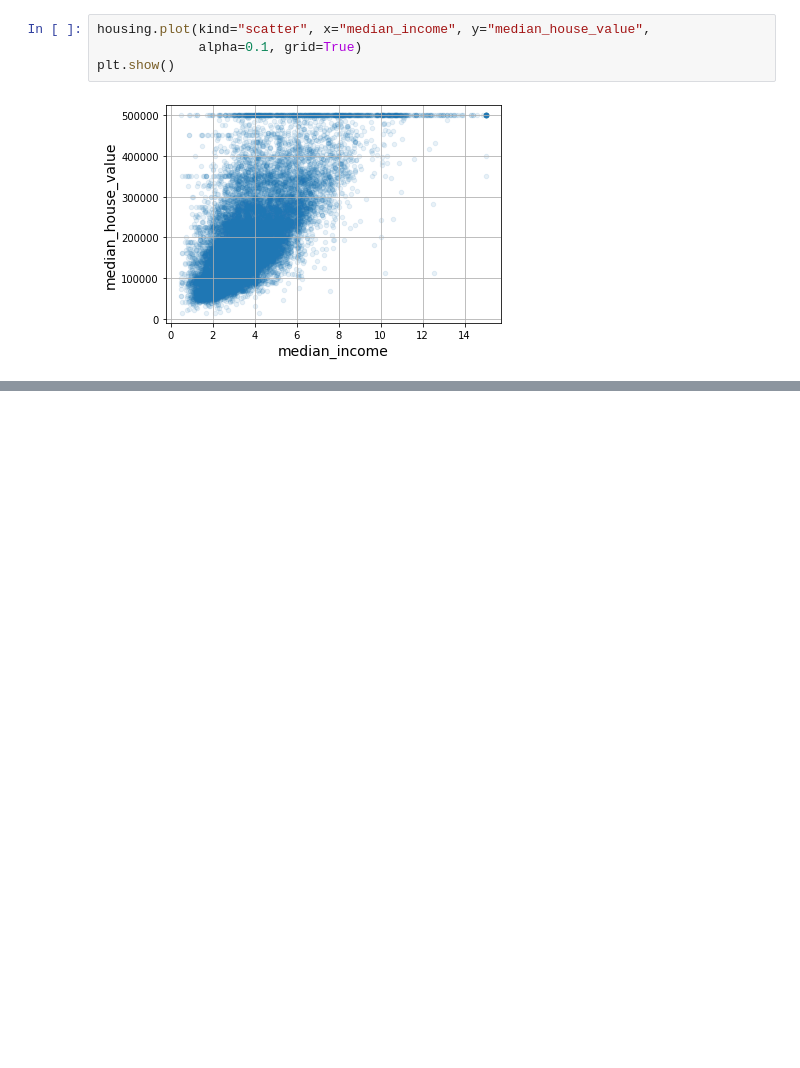
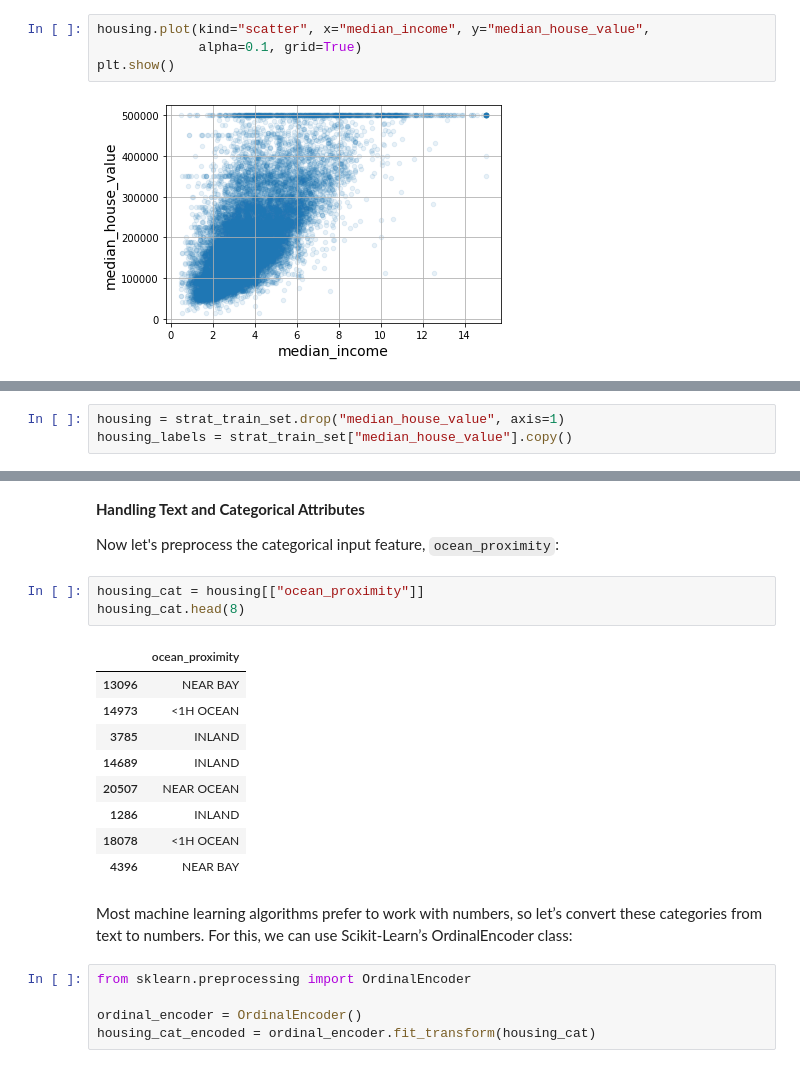
Before and after one commit to OswaldCc/californiaHousePricesPrediction, a Jupyter notebook: index.ipynb, the cells around one changed output, grey strips where cells are left out. Cells and saved outputs as stored; diff of their text form; blank space fills up the shorter version.

```diff
--- a/index.ipynb
+++ b/index.ipynb
@@ -231,0 +268,3 @@ plt.show()
+# %%
+housing = strat_train_set.drop("median_house_value", axis=1)
+housing_labels = strat_train_set["median_house_value"].copy()
@@ -231,0 +347,24 @@ plt.show()
+# %% [markdown]
+**Handling Text and Categorical Attributes**
+
+Now let's preprocess the categorical input feature, `ocean_proximity`:
+# %%
+housing_cat = housing[["ocean_proximity"]]
+housing_cat.head(8)
+# %% [output]
+|  | ocean_proximity |
+| 13096 | NEAR BAY |
+| 14973 | <1H OCEAN |
+| 3785 | INLAND |
+| 14689 | INLAND |
+| 20507 | NEAR OCEAN |
+| 1286 | INLAND |
+| 18078 | <1H OCEAN |
+| 4396 | NEAR BAY |
+# %% [markdown]
+Most machine learning algorithms prefer to work with numbers, so let’s convert these categories from text to numbers. For this, we can use Scikit-Learn’s OrdinalEncoder class:
+# %%
+from sklearn.preprocessing import OrdinalEncoder
+
+ordinal_encoder = OrdinalEncoder()
+housing_cat_encoded = ordinal_encoder.fit_transform(housing_cat)
```
Also changed, not shown: parts of 39 cells of this notebook.
